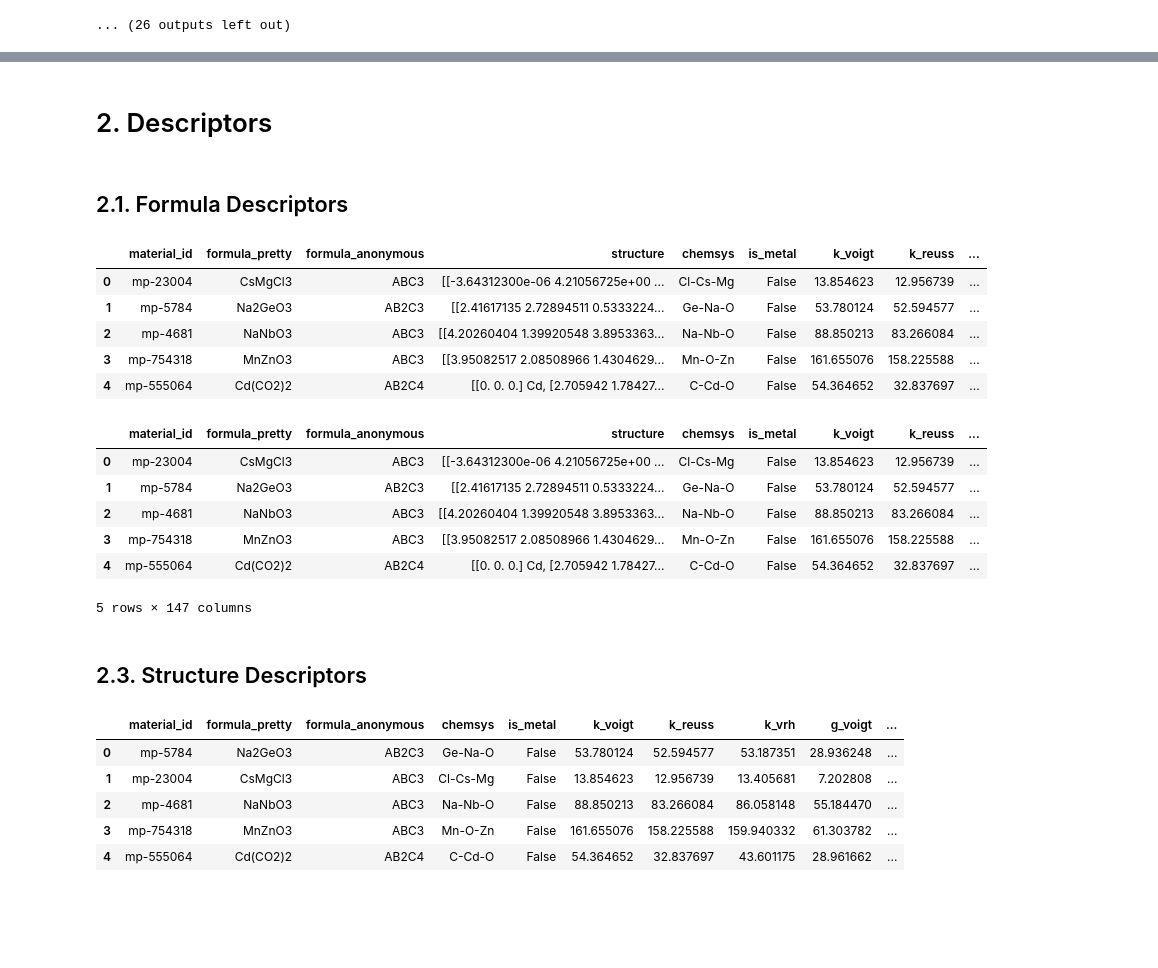
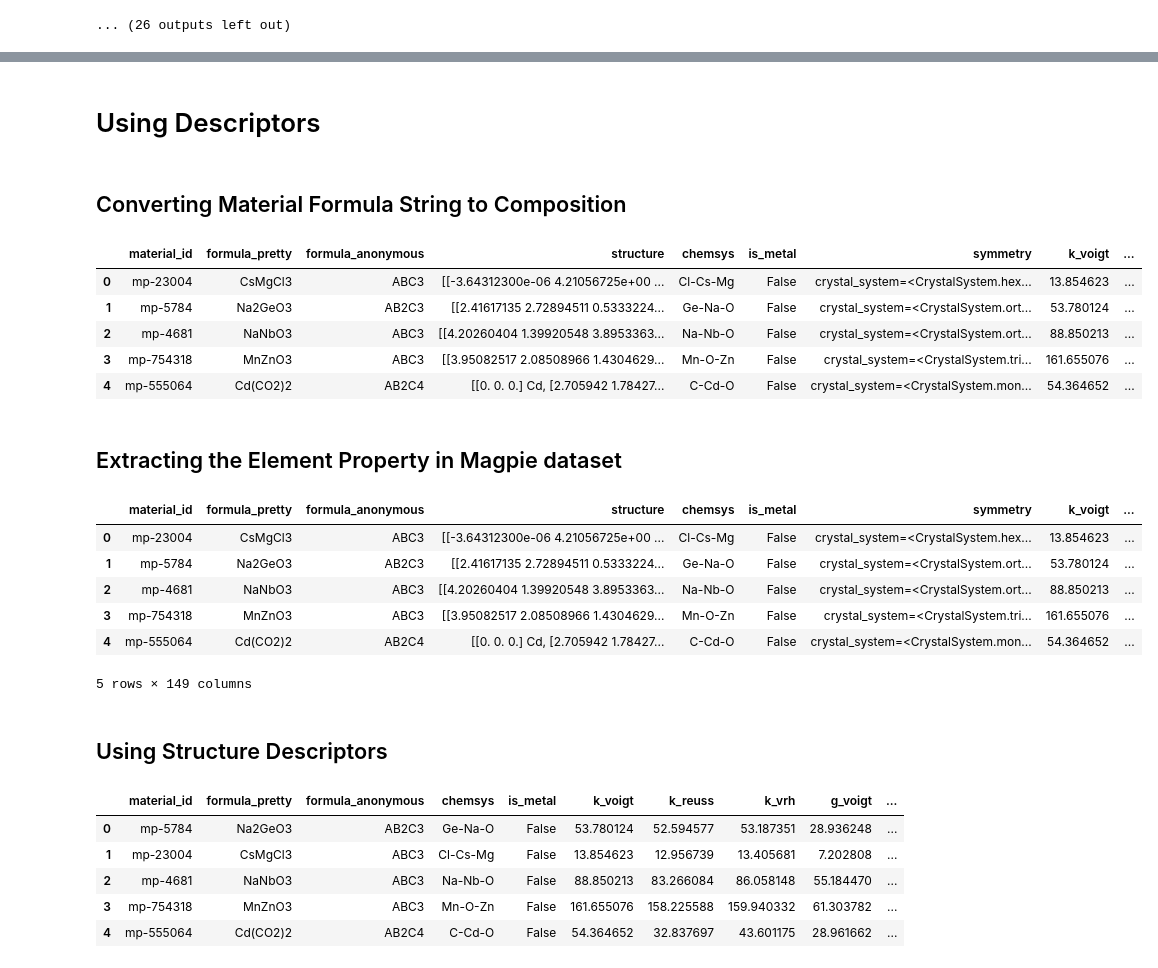
Before and after one commit to andim53/MaterialsDeepLearning, a Jupyter notebook: PropertyPrediction.ipynb, the cells around one changed output, grey strips where cells are left out. Saved outputs shown, nothing was run; the diff lists cells and outputs as text; code cells hidden in the pictures; blank space fills up the shorter version.

Commit message:
Add new space group analysist

```diff
--- a/PropertyPrediction.ipynb
+++ b/PropertyPrediction.ipynb
@@ -57,0 +106,3 @@ df.head()
+# %%
+df = df.dropna()
+df.head()
@@ -57,0 +118,9 @@ df.head()
+# %%
+group_nums = []
+
+for index, row in df.iterrows():
+    group_num = row.symmetry.number
+    group_nums.append(group_num)
+
+df['Group_Number'] = group_nums
+df.head()
@@ -60,16 +219,19 @@ df.head()
 # %%
 from pymatgen.io.cif import CifWriter
+
+df_save = df.copy()
+
 structure_cif = []
-for index, row in df.iterrows():
+for index, row in df_save.iterrows():
     structure = row["structure"]
     cif_writer = CifWriter(structure)
     cif_string = cif_writer.__str__()
     structure_cif.append(cif_string)
 
-df['structure_cif']=structure_cif
+df_save['structure']=structure_cif
 
 # Save the DataFrame to an Excel file
-df.to_csv("Database/DataBase.csv", index=False)
+df_save.to_csv("Database/DataBase.csv", index=False)
 # %% [output]
 No Pauling electronegativity for He. Setting to NaN. This has no physical meaning, and is mainly done to avoid errors caused by the code expecting a float.
 No Pauling electronegativity for Ne. Setting to NaN. This has no physical meaning, and is mainly done to avoid errors caused by the code expecting a float.
@@ -251,6 +402,0 @@ Issues encountered while parsing CIF: 10 fractional coordinates rounded to ideal
-# %%
-from matminer.featurizers.conversions import DictToObject
-
-dto = DictToObject(target_col_id='structure', overwrite_data=True)
-df = dto.featurize_dataframe(df, 'structure')
-df.head()
@@ -275,40 +403,42 @@ KeyboardInterrupt:
 # %% [markdown]
-# 2. Descriptors
+# Using Descriptors
 # %% [markdown]
-## 2.1. Formula Descriptors
+## Converting Material Formula String to Composition
 # %%
 # Str to composition descriptor
 from matminer.featurizers.conversions import StrToComposition
 
-df_formula = df.copy()
+df_form = df.copy()
 
-df_formula = StrToComposition().featurize_dataframe(df_formula, "formula_pretty")
-df_formula.head()
+df_form = StrToComposition().featurize_dataframe(df_form, "formula_pretty")
+df_form.head()
 # %% [output]
-|  | material_id | formula_pretty | formula_anonymous | structure | chemsys | is_metal | k_voigt | k_reuss | ... |
-| 0 | mp-23004 | CsMgCl3 | ABC3 | [[-3.64312300e-06 4.21056725e+00 ... | Cl-Cs-Mg | False | 13.854623 | 12.956739 | ... |
-| 1 | mp-5784 | Na2GeO3 | AB2C3 | [[2.41617135 2.72894511 0.5333224... | Ge-Na-O | False | 53.780124 | 52.594577 | ... |
-| 2 | mp-4681 | NaNbO3 | ABC3 | [[4.20260404 1.39920548 3.8953363... | Na-Nb-O | False | 88.850213 | 83.266084 | ... |
-| 3 | mp-754318 | MnZnO3 | ABC3 | [[3.95082517 2.08508966 1.4304629... | Mn-O-Zn | False | 161.655076 | 158.225588 | ... |
-| 4 | mp-555064 | Cd(CO2)2 | AB2C4 | [[0. 0. 0.] Cd, [2.705942 1.78427... | C-Cd-O | False | 54.364652 | 32.837697 | ... |
+|  | material_id | formula_pretty | formula_anonymous | structure | chemsys | is_metal | symmetry | k_voigt | ... |
+| 0 | mp-23004 | CsMgCl3 | ABC3 | [[-3.64312300e-06 4.21056725e+00 ... | Cl-Cs-Mg | False | crystal_system=<CrystalSystem.hex... | 13.854623 | ... |
+| 1 | mp-5784 | Na2GeO3 | AB2C3 | [[2.41617135 2.72894511 0.5333224... | Ge-Na-O | False | crystal_system=<CrystalSystem.ort... | 53.780124 | ... |
+| 2 | mp-4681 | NaNbO3 | ABC3 | [[4.20260404 1.39920548 3.8953363... | Na-Nb-O | False | crystal_system=<CrystalSystem.ort... | 88.850213 | ... |
+| 3 | mp-754318 | MnZnO3 | ABC3 | [[3.95082517 2.08508966 1.4304629... | Mn-O-Zn | False | crystal_system=<CrystalSystem.tri... | 161.655076 | ... |
+| 4 | mp-555064 | Cd(CO2)2 | AB2C4 | [[0. 0. 0.] Cd, [2.705942 1.78427... | C-Cd-O | False | crystal_system=<CrystalSystem.mon... | 54.364652 | ... |
+# %% [markdown]
+## Extracting the Element Property in Magpie dataset
 # %%
 # Element Property Descriptor magpie
 
 from matminer.featurizers.composition import ElementProperty
 
 ep_feat = ElementProperty.from_preset(preset_name="magpie")
-df_formula = ep_feat.featurize_dataframe(df_formula, col_id="composition")  # input the "composition" column to the featurizer
-df_formula.head()
+df_form = ep_feat.featurize_dataframe(df_form, col_id="composition")  # input the "composition" column to the featurizer
+df_form.head()
 # %% [output]
-|  | material_id | formula_pretty | formula_anonymous | structure | chemsys | is_metal | k_voigt | k_reuss | ... |
-| 0 | mp-23004 | CsMgCl3 | ABC3 | [[-3.64312300e-06 4.21056725e+00 ... | Cl-Cs-Mg | False | 13.854623 | 12.956739 | ... |
-| 1 | mp-5784 | Na2GeO3 | AB2C3 | [[2.41617135 2.72894511 0.5333224... | Ge-Na-O | False | 53.780124 | 52.594577 | ... |
-| 2 | mp-4681 | NaNbO3 | ABC3 | [[4.20260404 1.39920548 3.8953363... | Na-Nb-O | False | 88.850213 | 83.266084 | ... |
-| 3 | mp-754318 | MnZnO3 | ABC3 | [[3.95082517 2.08508966 1.4304629... | Mn-O-Zn | False | 161.655076 | 158.225588 | ... |
-| 4 | mp-555064 | Cd(CO2)2 | AB2C4 | [[0. 0. 0.] Cd, [2.705942 1.78427... | C-Cd-O | False | 54.364652 | 32.837697 | ... |
+|  | material_id | formula_pretty | formula_anonymous | structure | chemsys | is_metal | symmetry | k_voigt | ... |
+| 0 | mp-23004 | CsMgCl3 | ABC3 | [[-3.64312300e-06 4.21056725e+00 ... | Cl-Cs-Mg | False | crystal_system=<CrystalSystem.hex... | 13.854623 | ... |
+| 1 | mp-5784 | Na2GeO3 | AB2C3 | [[2.41617135 2.72894511 0.5333224... | Ge-Na-O | False | crystal_system=<CrystalSystem.ort... | 53.780124 | ... |
+| 2 | mp-4681 | NaNbO3 | ABC3 | [[4.20260404 1.39920548 3.8953363... | Na-Nb-O | False | crystal_system=<CrystalSystem.ort... | 88.850213 | ... |
+| 3 | mp-754318 | MnZnO3 | ABC3 | [[3.95082517 2.08508966 1.4304629... | Mn-O-Zn | False | crystal_system=<CrystalSystem.tri... | 161.655076 | ... |
+| 4 | mp-555064 | Cd(CO2)2 | AB2C4 | [[0. 0. 0.] Cd, [2.705942 1.78427... | C-Cd-O | False | crystal_system=<CrystalSystem.mon... | 54.364652 | ... |
-5 rows × 147 columns
+5 rows × 149 columns
 # %% [markdown]
-## 2.3. Structure Descriptors
+## Using Structure Descriptors
 # %%
 from matminer.featurizers.base import MultipleFeaturizer
 from matminer.featurizers.composition import ElementProperty, Stoichiometry, ValenceOrbital, IonProperty
```
Also changed, not shown: parts of 53 cells of this notebook, 10 other files.
